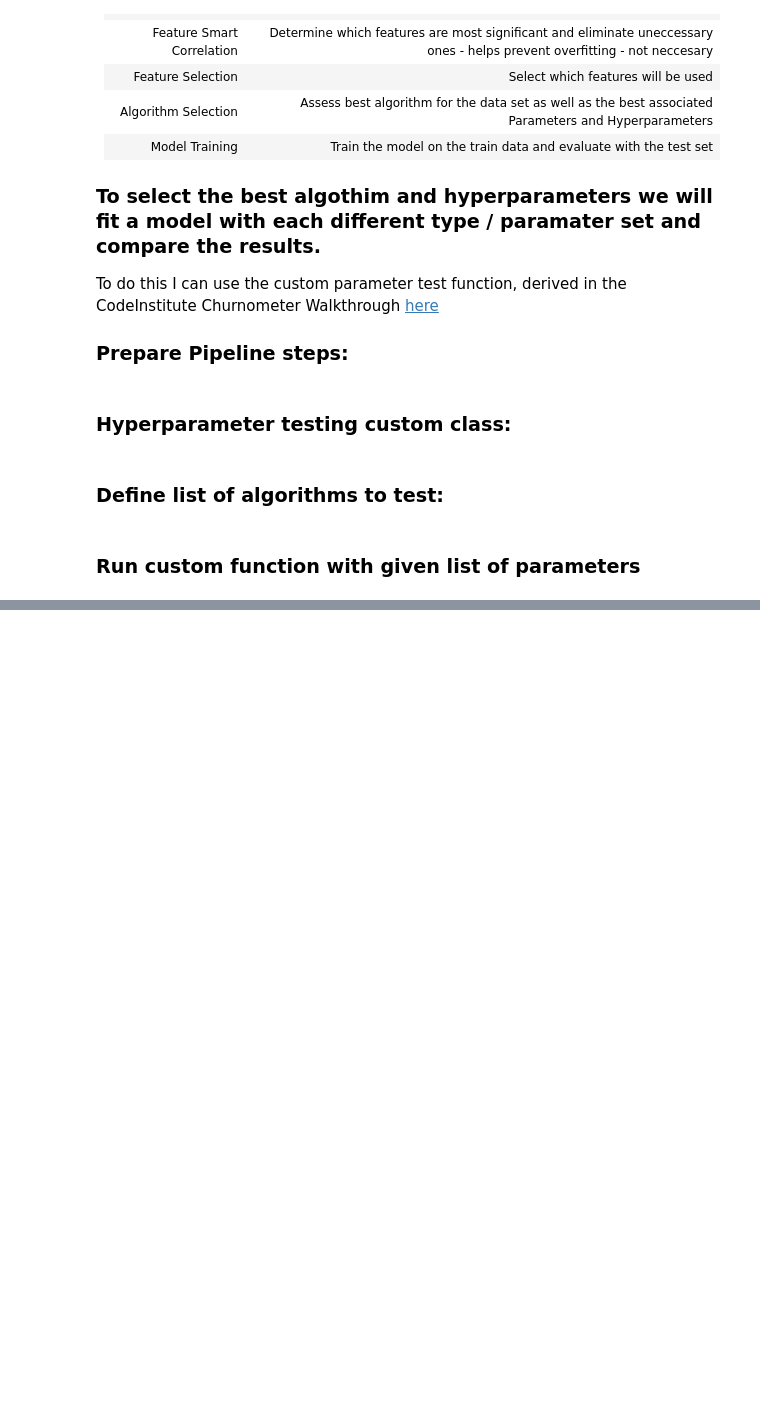
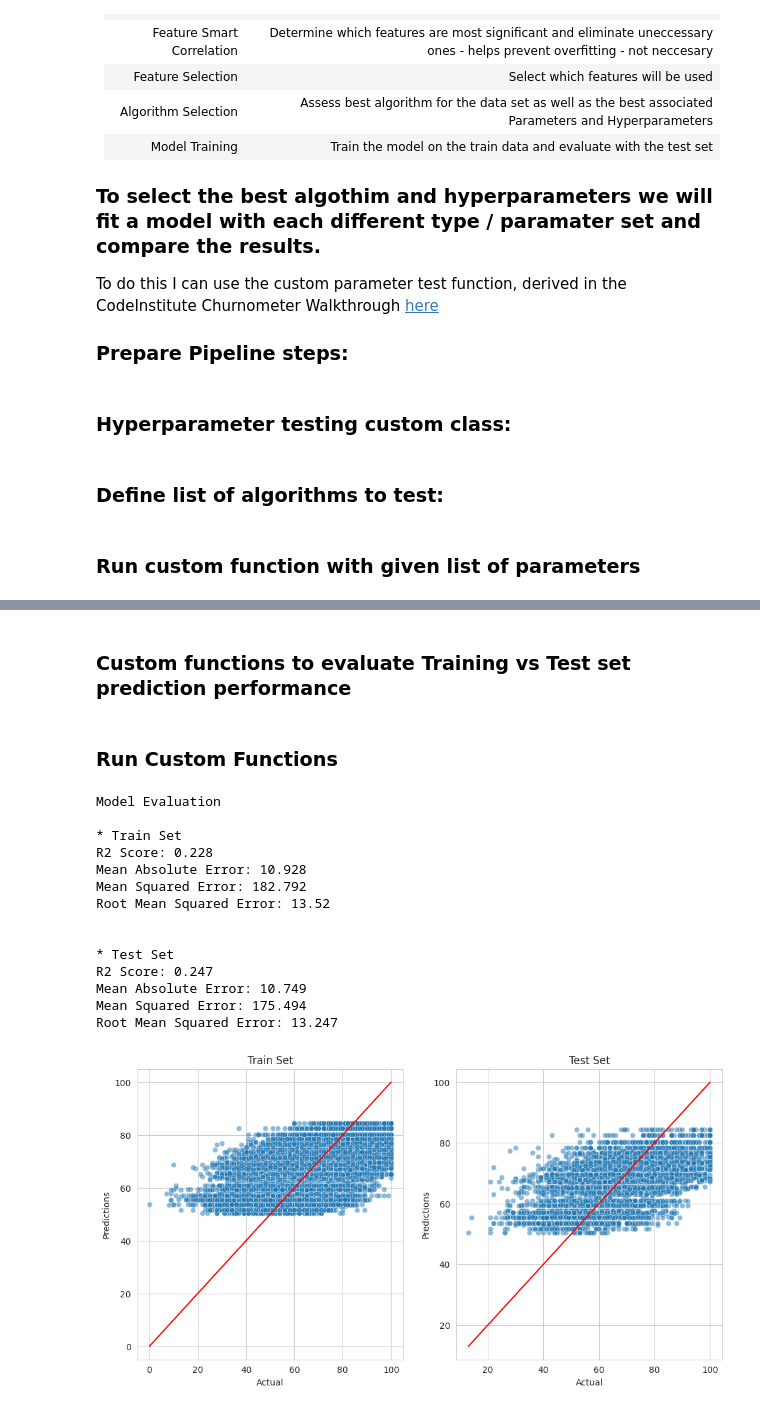
Before and after one commit to A-Hoenig/student-AI, a Jupyter notebook: jupyter_notebooks/Notebook_7_math_model.ipynb, the cells around one changed output, grey strips where cells are left out. Cells and saved outputs as stored; diff of their text form; code cells hidden in the pictures; blank space fills up the shorter version.

Commit message:
finish regression moidel notebook

```diff
--- a/jupyter_notebooks/Notebook_7_math_model.ipynb
+++ b/jupyter_notebooks/Notebook_7_math_model.ipynb
@@ -275,0 +323,3 @@ Fitting 5 folds for each of 1 candidates, totalling 5 fits
+# %%
+best_model = model_grid_search_summary.iloc[0,0]
+best_model
@@ -275,0 +346,3 @@ Fitting 5 folds for each of 1 candidates, totalling 5 fits
+# %%
+best_regressor_pipeline = model_grid_search_pipelines[best_model].best_estimator_
+best_regressor_pipeline
@@ -275,0 +361,59 @@ Fitting 5 folds for each of 1 candidates, totalling 5 fits
+# %% [markdown]
+### Custom functions to evaluate Training vs Test set prediction performance
+# %%
+def regression_performance(math_train_features, math_train_scores, math_test_features, math_test_scores, pipeline):
+	print("Model Evaluation \n")
+	print("* Train Set")
+	regression_evaluation(math_train_features, math_train_scores, pipeline)
+	print("* Test Set")
+	regression_evaluation(math_test_features, math_test_scores, pipeline)
+
+def regression_evaluation(X, y, pipeline):
+  prediction = pipeline.predict(X)
+  print('R2 Score:', r2_score(y, prediction).round(3))
+  print('Mean Absolute Error:', mean_absolute_error(y, prediction).round(3))
+  print('Mean Squared Error:', mean_squared_error(y, prediction).round(3))
+  print('Root Mean Squared Error:', np.sqrt(mean_squared_error(y, prediction)).round(3))
+  print("\n")
+
+
+def regression_evaluation_plots(math_train_features, math_train_scores, math_test_features, math_test_scores, pipeline, alpha_scatter=0.5):
+  pred_train = pipeline.predict(math_train_features)
+  pred_test = pipeline.predict(math_test_features)
+
+
+  fig, axes = plt.subplots(nrows=1, ncols=2, figsize=(12,6))
+  sns.scatterplot(x=math_train_scores , y=pred_train, alpha=alpha_scatter, ax=axes[0])
+  sns.lineplot(x=math_train_scores , y=math_train_scores, color='red', ax=axes[0])
+  axes[0].set_xlabel("Actual")
+  axes[0].set_ylabel("Predictions")
+  axes[0].set_title("Train Set")
+
+  sns.scatterplot(x=math_test_scores , y=pred_test, alpha=alpha_scatter, ax=axes[1])
+  sns.lineplot(x=math_test_scores , y=math_test_scores, color='red', ax=axes[1])
+  axes[1].set_xlabel("Actual")
+  axes[1].set_ylabel("Predictions")
+  axes[1].set_title("Test Set")
+
+  plt.show()
+# %% [markdown]
+### Run Custom Functions
+# %%
+regression_performance(math_train_features, math_train_scores, math_test_features, math_test_scores, best_regressor_pipeline)
+regression_evaluation_plots(math_train_features, math_train_scores, math_test_features, math_test_scores, best_regressor_pipeline)
+# %% [output]
+Model Evaluation
+
+* Train Set
+R2 Score: 0.228
+Mean Absolute Error: 10.928
+Mean Squared Error: 182.792
+Root Mean Squared Error: 13.52
+
+
+* Test Set
+R2 Score: 0.247
+Mean Absolute Error: 10.749
+Mean Squared Error: 175.494
+Root Mean Squared Error: 13.247
+[figure, added]
```
Also changed, not shown: parts of 14 cells of this notebook, 1 other file.
